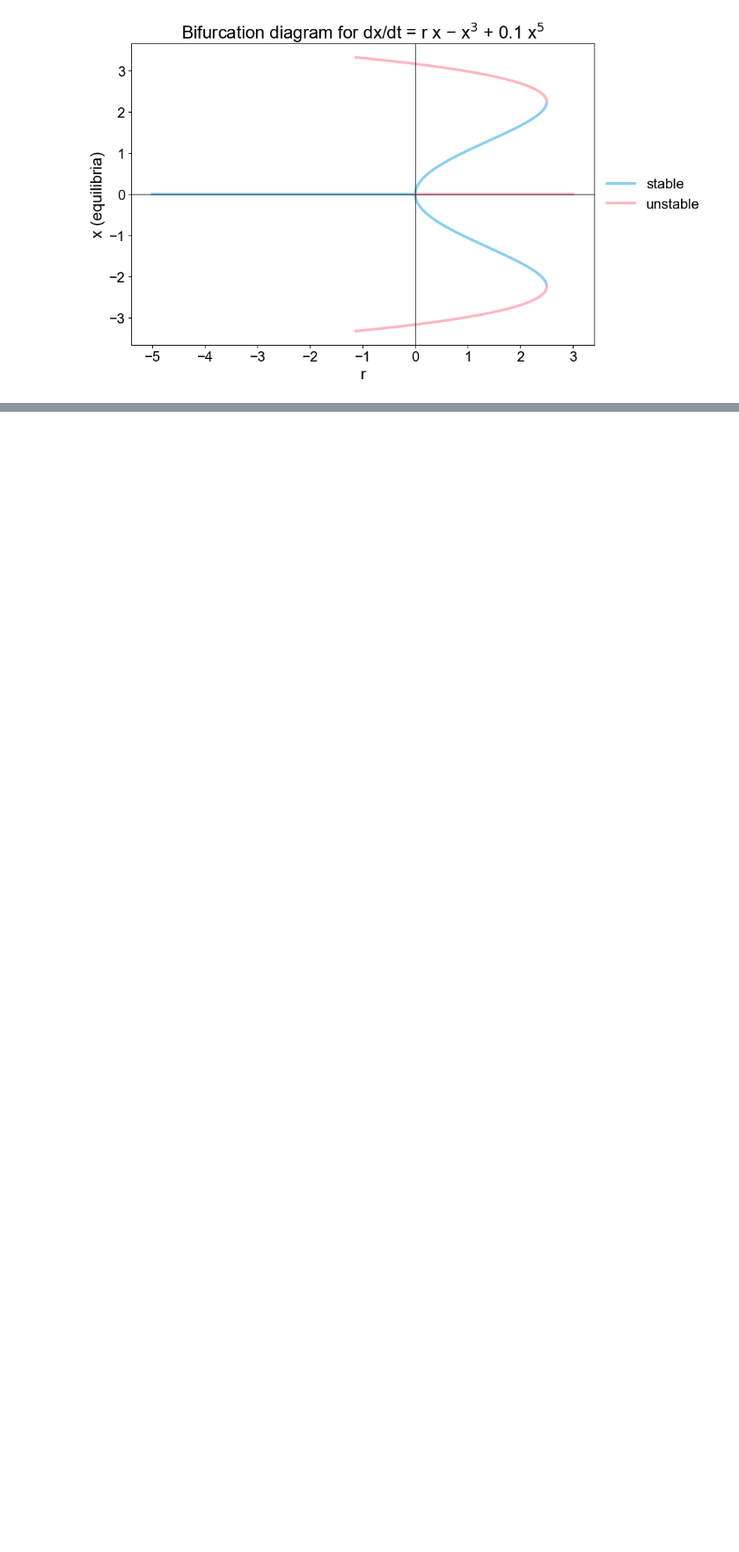
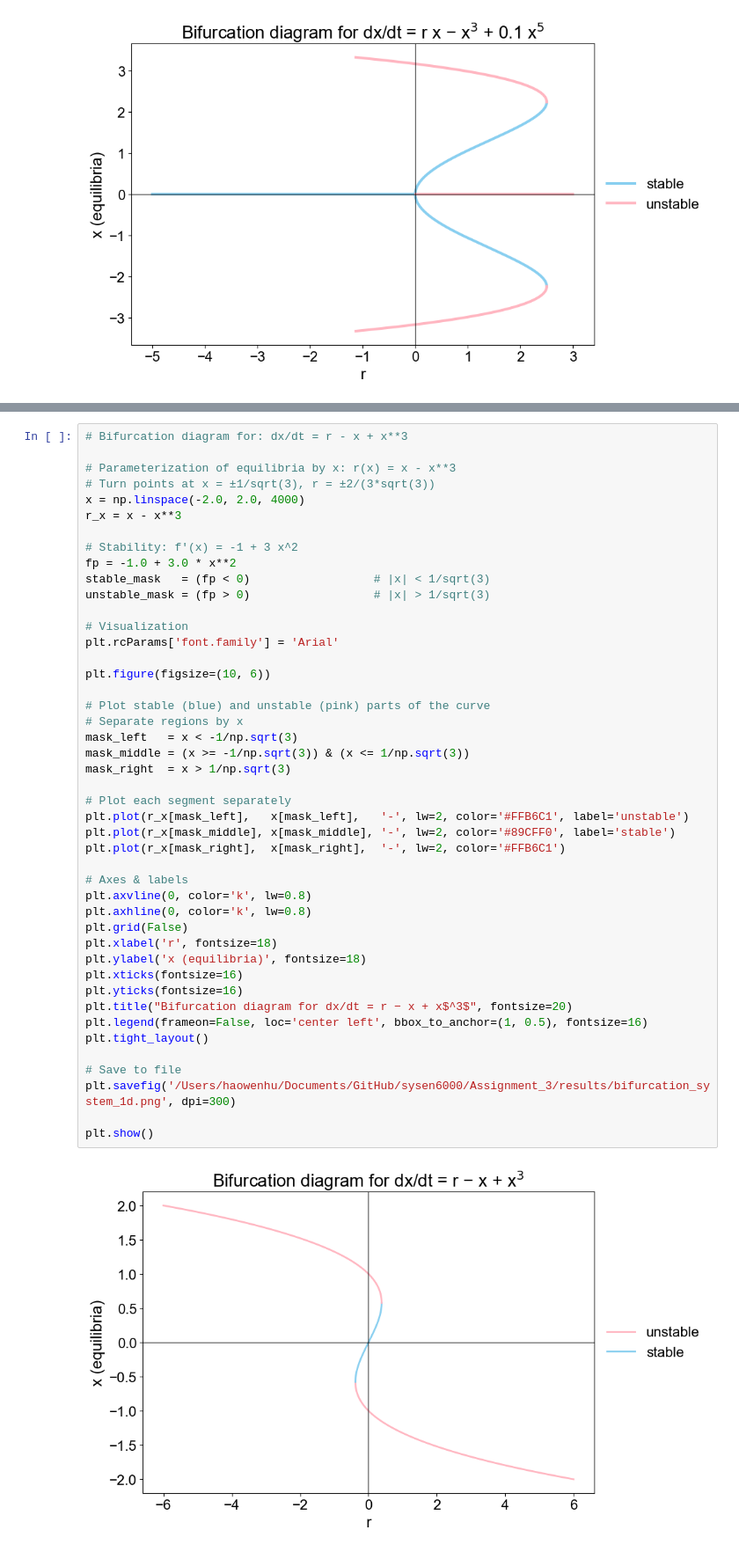
Before and after one commit to tomhuhh/sysen6000, a Jupyter notebook: Assignment_3/bifurcation.ipynb, the cells around one changed output, grey strips where cells are left out. Shown at 88% size. Cells and saved outputs as stored; diff of their text form; blank space fills up the shorter version.

```diff
--- a/Assignment_3/bifurcation.ipynb
+++ b/Assignment_3/bifurcation.ipynb
@@ -102,0 +153,47 @@ plt.show()
+# %%
+# Bifurcation diagram for: dx/dt = r - x + x**3
+
+# Parameterization of equilibria by x: r(x) = x - x**3
+# Turn points at x = ±1/sqrt(3), r = ±2/(3*sqrt(3))
+x = np.linspace(-2.0, 2.0, 4000)
+r_x = x - x**3
+
+# Stability: f'(x) = -1 + 3 x^2
+fp = -1.0 + 3.0 * x**2
+stable_mask   = (fp < 0)                  # |x| < 1/sqrt(3)
+unstable_mask = (fp > 0)                  # |x| > 1/sqrt(3)
+
+# Visualization
+plt.rcParams['font.family'] = 'Arial'
+
+plt.figure(figsize=(10, 6))
+
+# Plot stable (blue) and unstable (pink) parts of the curve
+# Separate regions by x
+mask_left   = x < -1/np.sqrt(3)
+mask_middle = (x >= -1/np.sqrt(3)) & (x <= 1/np.sqrt(3))
+mask_right  = x > 1/np.sqrt(3)
+
+# Plot each segment separately
+plt.plot(r_x[mask_left],   x[mask_left],   '-', lw=2, color='#FFB6C1', label='unstable')
+plt.plot(r_x[mask_middle], x[mask_middle], '-', lw=2, color='#89CFF0', label='stable')
+plt.plot(r_x[mask_right],  x[mask_right],  '-', lw=2, color='#FFB6C1')
+
+# Axes & labels
+plt.axvline(0, color='k', lw=0.8)
+plt.axhline(0, color='k', lw=0.8)
+plt.grid(False)
+plt.xlabel('r', fontsize=18)
+plt.ylabel('x (equilibria)', fontsize=18)
+plt.xticks(fontsize=16)
+plt.yticks(fontsize=16)
+plt.title("Bifurcation diagram for dx/dt = r − x + x$^3$", fontsize=20)
+plt.legend(frameon=False, loc='center left', bbox_to_anchor=(1, 0.5), fontsize=16)
+plt.tight_layout()
+
+# Save to file
+plt.savefig('/Users/haowenhu/Documents/GitHub/sysen6000/Assignment_3/results/bifurcation_system_1d.png', dpi=300)
+
+plt.show()
+# %% [output]
+[figure, added]
```
Also changed, not shown: parts of 1 cell of this notebook, 2 other files.
